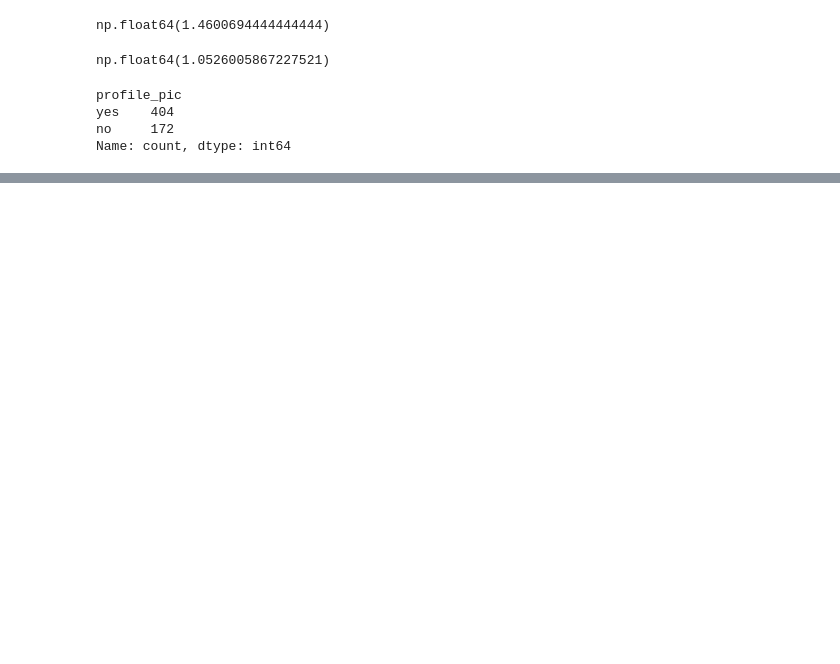
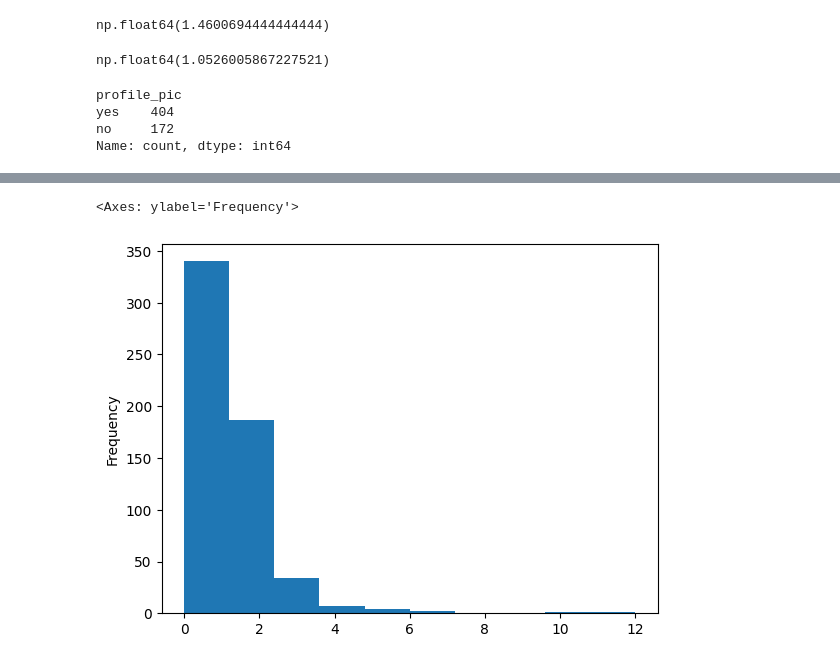
Before and after one commit to didixy/data-science-ue, a Jupyter notebook: code/lektion_01.ipynb, the cells around one changed output, grey strips where cells are left out. Cells and saved outputs as stored; diff of their text form; code cells hidden in the pictures; blank space fills up the shorter version.

```diff
--- a/code/lektion_01.ipynb
+++ b/code/lektion_01.ipynb
@@ -83,0 +91,5 @@ data.select_dtypes(include="number").corr()
+# %%
+data["words_fullname"].plot(kind="hist")
+# %% [output]
+<Axes: ylabel='Frequency'>
+[figure, added]
```
Also changed, not shown: parts of 8 cells of this notebook.
